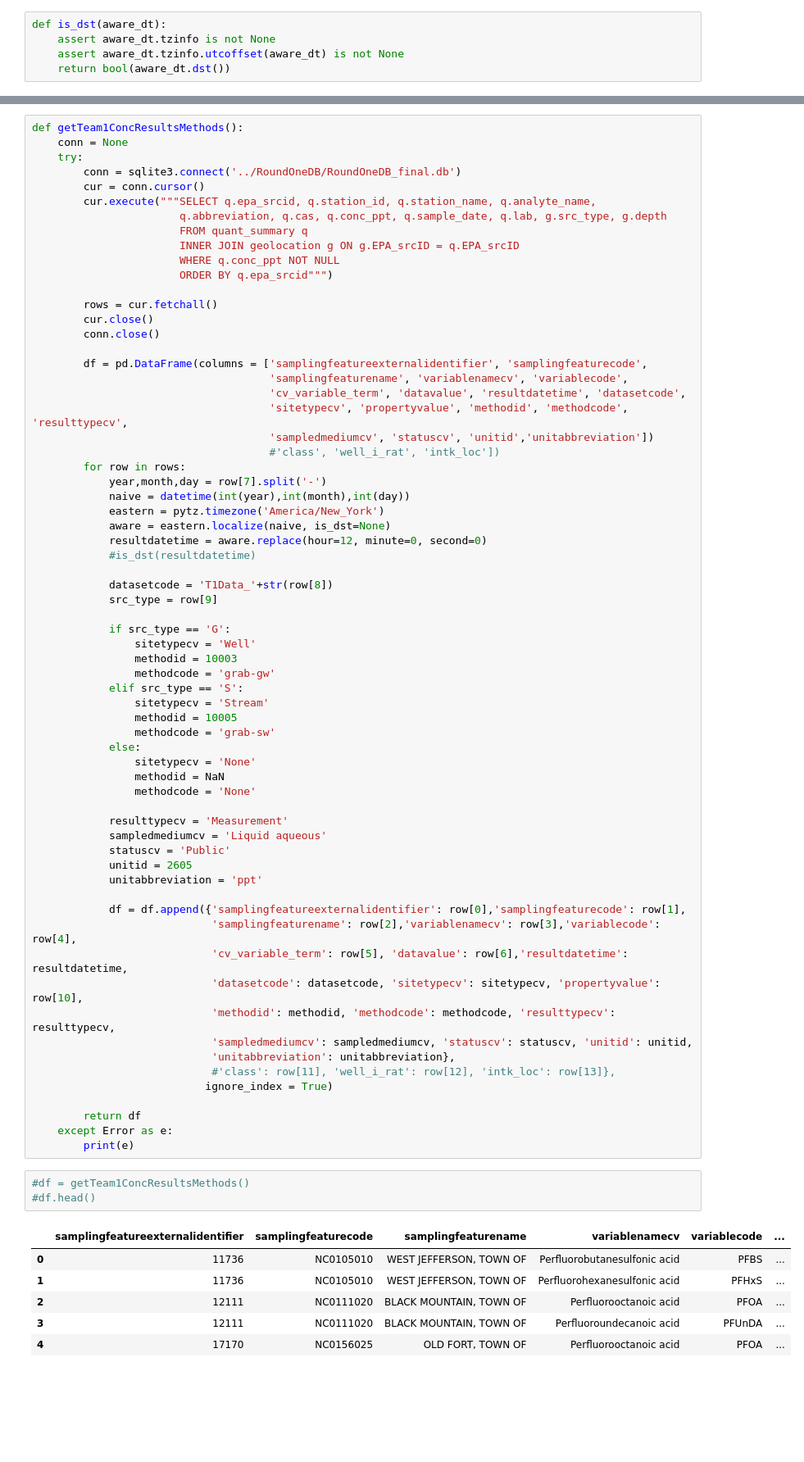
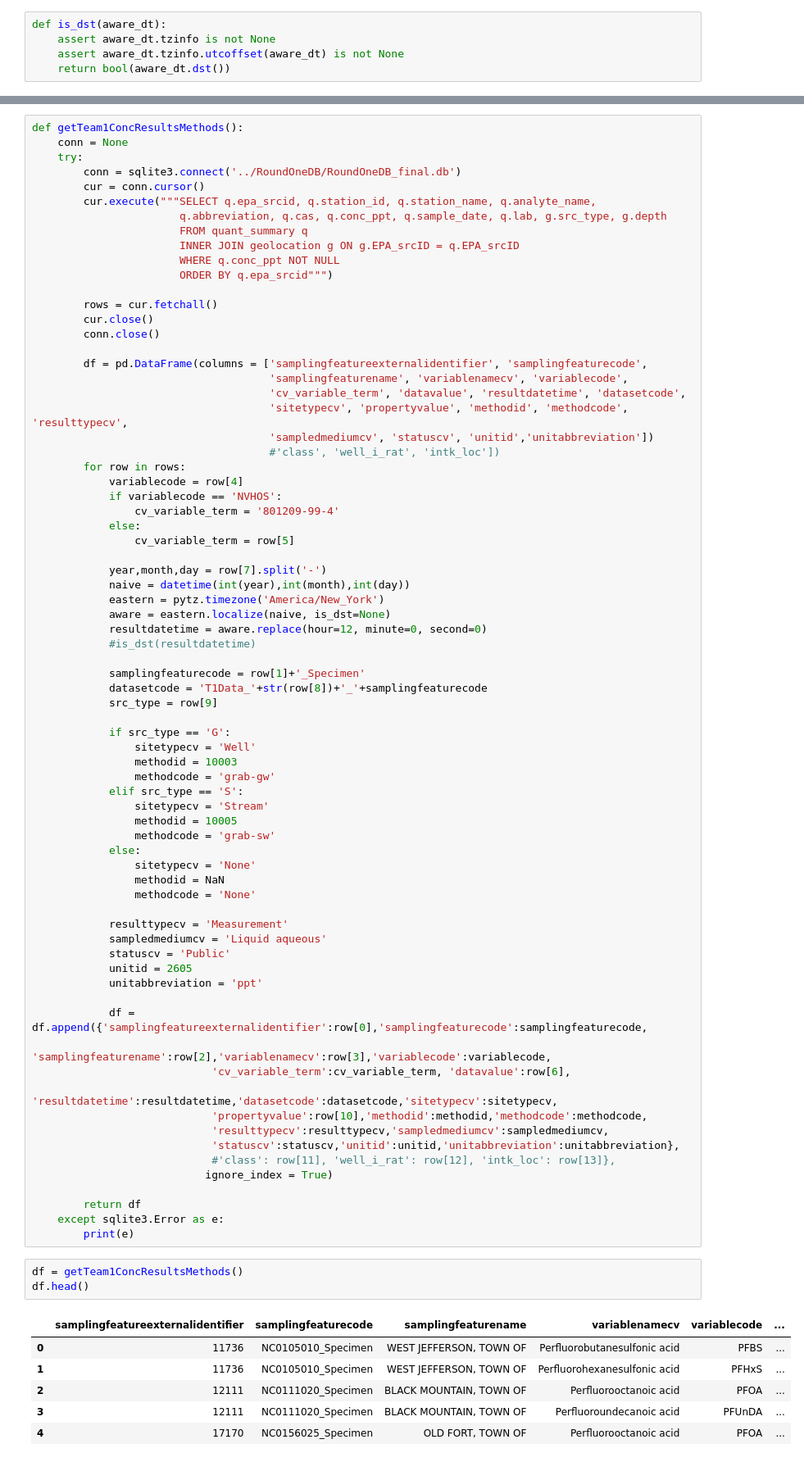
Before and after one commit to jmpmcmanus/ncpfast-ingest, a Jupyter notebook: insertResultsActions.ipynb, the cells around one changed output, grey strips where cells are left out. Shown at 82% size. Drawn from its saved outputs; the diff is of its cells as text; blank space fills up the shorter version.

```diff
--- a/insertResultsActions.ipynb
+++ b/insertResultsActions.ipynb
@@ -79,6 +77,12 @@ def getTeam1ConcResultsMethods():
                                      'sampledmediumcv', 'statuscv', 'unitid','unitabbreviation'])
                                      #'class', 'well_i_rat', 'intk_loc'])
         for row in rows:
+            variablecode = row[4]
+            if variablecode == 'NVHOS':
+                cv_variable_term = '801209-99-4'
+            else:
+                cv_variable_term = row[5]
+
             year,month,day = row[7].split('-')
             naive = datetime(int(year),int(month),int(day))
             eastern = pytz.timezone('America/New_York')
@@ -86,7 +90,8 @@ def getTeam1ConcResultsMethods():
             resultdatetime = aware.replace(hour=12, minute=0, second=0)
             #is_dst(resultdatetime)
 
-            datasetcode = 'T1Data_'+str(row[8])
+            samplingfeaturecode = row[1]+'_Specimen'
+            datasetcode = 'T1Data_'+str(row[8])+'_'+samplingfeaturecode
             src_type = row[9]
 
             if src_type == 'G':
@@ -108,27 +113,27 @@ def getTeam1ConcResultsMethods():
             unitid = 2605
             unitabbreviation = 'ppt'
 
-            df = df.append({'samplingfeatureexternalidentifier': row[0],'samplingfeaturecode': row[1],
-                            'samplingfeaturename': row[2],'variablenamecv': row[3],'variablecode': row[4],
-                            'cv_variable_term': row[5], 'datavalue': row[6],'resultdatetime': resultdatetime,
-                            'datasetcode': datasetcode, 'sitetypecv': sitetypecv, 'propertyvalue': row[10],
-                            'methodid': methodid, 'methodcode': methodcode, 'resulttypecv': resulttypecv,
-                            'sampledmediumcv': sampledmediumcv, 'statuscv': statuscv, 'unitid': unitid,
-                            'unitabbreviation': unitabbreviation},
+            df = df.append({'samplingfeatureexternalidentifier':row[0],'samplingfeaturecode':samplingfeaturecode,
+                            'samplingfeaturename':row[2],'variablenamecv':row[3],'variablecode':variablecode,
+                            'cv_variable_term':cv_variable_term, 'datavalue':row[6],
+                            'resultdatetime':resultdatetime,'datasetcode':datasetcode,'sitetypecv':sitetypecv,
+                            'propertyvalue':row[10],'methodid':methodid,'methodcode':methodcode,
+                            'resulttypecv':resulttypecv,'sampledmediumcv':sampledmediumcv,
+                            'statuscv':statuscv,'unitid':unitid,'unitabbreviation':unitabbreviation},
                             #'class': row[11], 'well_i_rat': row[12], 'intk_loc': row[13]},
                            ignore_index = True)
 
         return df
-    except Error as e:
+    except sqlite3.Error as e:
         print(e)
 # %%
-#df = getTeam1ConcResultsMethods()
-#df.head()
+df = getTeam1ConcResultsMethods()
+df.head()
 # %% [output]
 |  | samplingfeatureexternalidentifier | samplingfeaturecode | samplingfeaturename | variablenamecv | variablecode | ... |
-| 0 | 11736 | NC0105010 | WEST JEFFERSON, TOWN OF | Perfluorobutanesulfonic acid | PFBS | ... |
-| 1 | 11736 | NC0105010 | WEST JEFFERSON, TOWN OF | Perfluorohexanesulfonic acid | PFHxS | ... |
-| 2 | 12111 | NC0111020 | BLACK MOUNTAIN, TOWN OF | Perfluorooctanoic acid | PFOA | ... |
-| 3 | 12111 | NC0111020 | BLACK MOUNTAIN, TOWN OF | Perfluoroundecanoic acid | PFUnDA | ... |
-| 4 | 17170 | NC0156025 | OLD FORT, TOWN OF | Perfluorooctanoic acid | PFOA | ... |
+| 0 | 11736 | NC0105010_Specimen | WEST JEFFERSON, TOWN OF | Perfluorobutanesulfonic acid | PFBS | ... |
+| 1 | 11736 | NC0105010_Specimen | WEST JEFFERSON, TOWN OF | Perfluorohexanesulfonic acid | PFHxS | ... |
+| 2 | 12111 | NC0111020_Specimen | BLACK MOUNTAIN, TOWN OF | Perfluorooctanoic acid | PFOA | ... |
+| 3 | 12111 | NC0111020_Specimen | BLACK MOUNTAIN, TOWN OF | Perfluoroundecanoic acid | PFUnDA | ... |
+| 4 | 17170 | NC0156025_Specimen | OLD FORT, TOWN OF | Perfluorooctanoic acid | PFOA | ... |
 # %%
```
Also changed, not shown: parts of 15 cells of this notebook, 9 other files.
